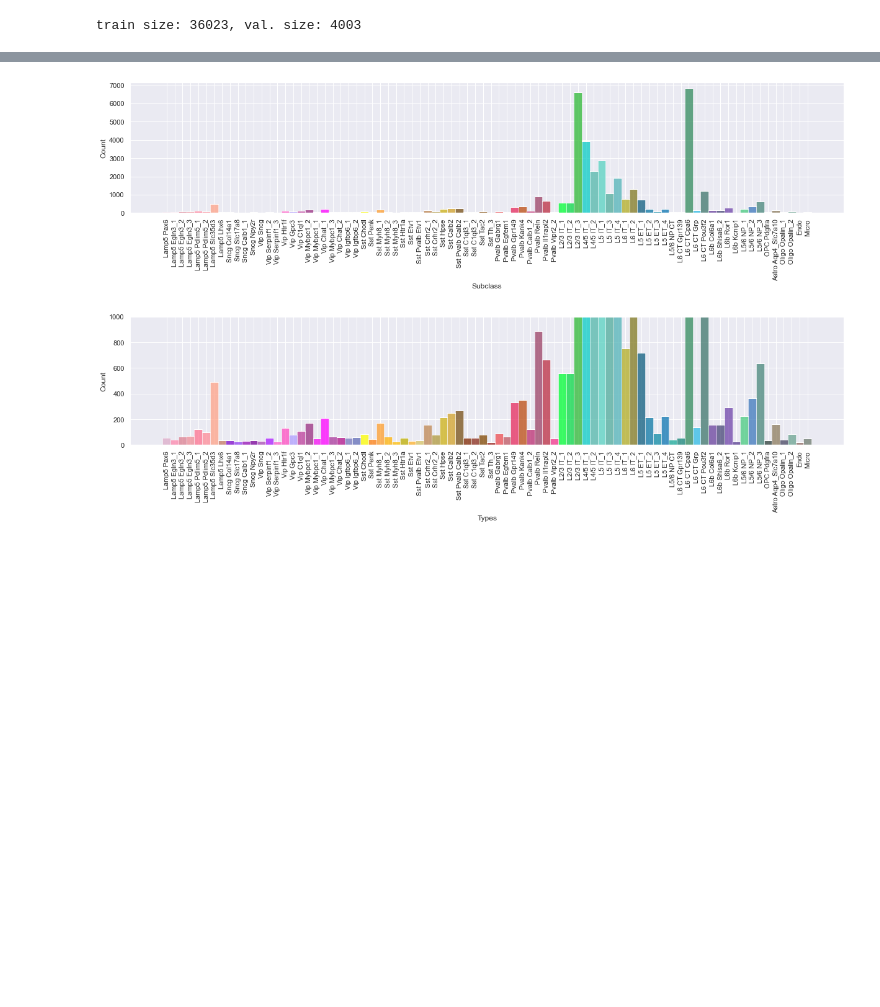
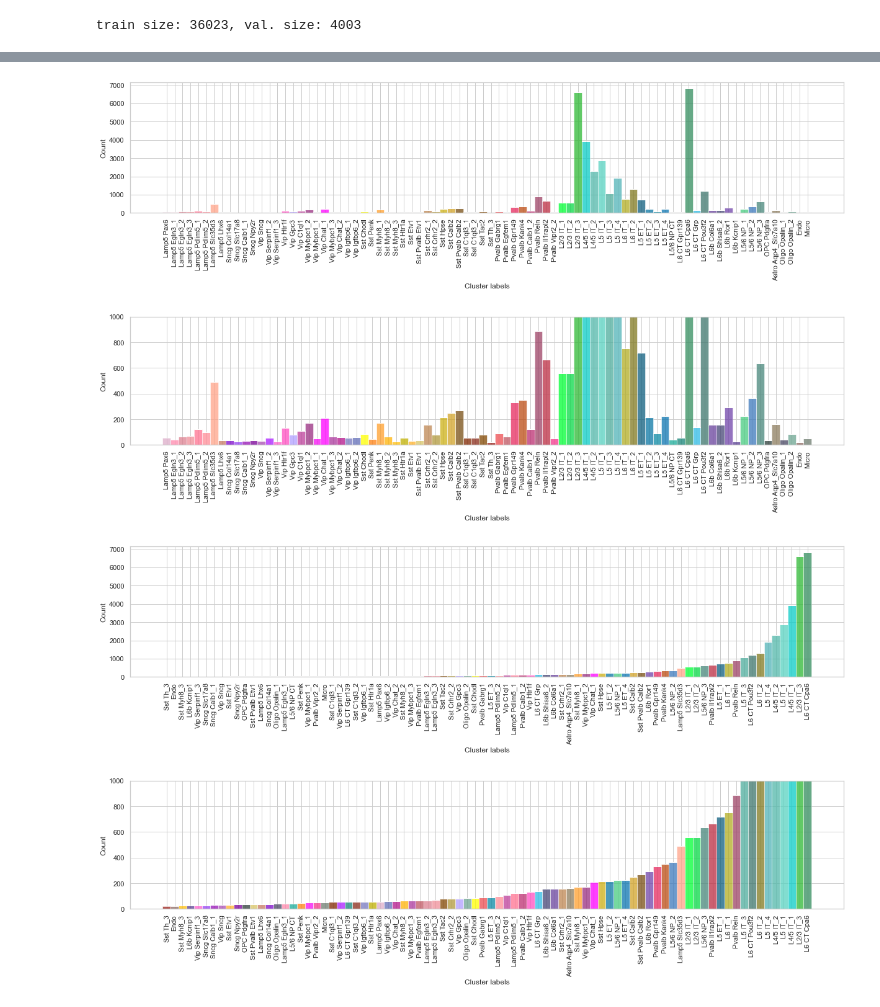
Before and after one commit to AllenInstitute/bmark, a Jupyter notebook: notebooks/00_explore_pilot.ipynb, the cells around one changed output, grey strips where cells are left out. Drawn from its saved outputs; the diff is of its cells as text; code cells hidden in the pictures; blank space fills up the shorter version.

```diff
--- a/notebooks/00_explore_pilot.ipynb
+++ b/notebooks/00_explore_pilot.ipynb
@@ -51,10 +97,8 @@ f, ax = plt.subplots(1, 1, figsize=(17, 5))
 s = sns.histplot(data=ad.obs, x="cluster_label", hue="cluster_label",
                  multiple="stack", palette=col_dict, edgecolor="1", linewidth=.5, ax=ax)
 ax.tick_params(axis='x', labelrotation=90)
-ax.set_xlabel('Subclass')
+ax.set_xlabel('Cluster labels')
 s.legend_.remove()
-#l = ax.get_legend()
-#l.set(**{'bbox_to_anchor':(1.0, 1)})
 plt.tight_layout()
 plt.show()
 
@@ -62,10 +106,37 @@ f, ax = plt.subplots(1, 1, figsize=(17, 5))
 s = sns.histplot(data=ad.obs, x="cluster_label", hue="cluster_label",
                  multiple="stack", palette=col_dict, edgecolor="1", linewidth=.5, ax=ax)
 ax.tick_params(axis='x', labelrotation=90)
-ax.set(xlabel='Types', ylim=(0, 1000))
+ax.set(xlabel='Cluster labels', ylim=(0, 1000))
 s.legend_.remove()
 plt.tight_layout()
 plt.show()
 # %% [output]
 [figure]
-[figure, old version]
+[figure, new version]
+# %%
+_, cluster_count_order = order_cat(obs=ad.obs, cat='cluster', by='count')
+ad.obs['cluster_label'] = ad.obs['cluster_label'].astype(cluster_count_order)
+
+_, subclass_count_order = order_cat(obs=ad.obs, cat='subclass', by='count')
+ad.obs['subclass_label'] = ad.obs['subclass_label'].astype(subclass_count_order)
+
+f, ax = plt.subplots(1, 1, figsize=(17, 5))
+s = sns.histplot(data=ad.obs, x="cluster_label", hue="cluster_label",
+                 multiple="stack", palette=col_dict, edgecolor="1", linewidth=.5, ax=ax)
+ax.tick_params(axis='x', labelrotation=90)
+ax.set_xlabel('Cluster labels')
+s.legend_.remove()
+plt.tight_layout()
+plt.show()
+
+f, ax = plt.subplots(1, 1, figsize=(17, 5))
+s = sns.histplot(data=ad.obs, x="cluster_label", hue="cluster_label",
+                 multiple="stack", palette=col_dict, edgecolor="1", linewidth=.5, ax=ax)
+ax.tick_params(axis='x', labelrotation=90)
+ax.set(xlabel='Cluster labels', ylim=(0, 1000))
+s.legend_.remove()
+plt.tight_layout()
+plt.show()
+# %% [output]
+[figure, added]
+[figure, added]
```
Also changed, not shown: parts of 11 cells of this notebook.
